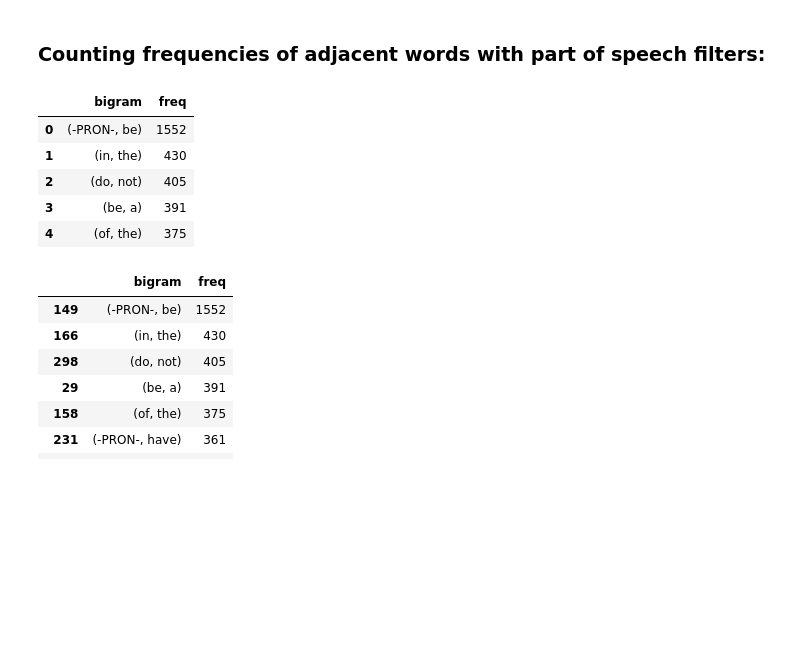
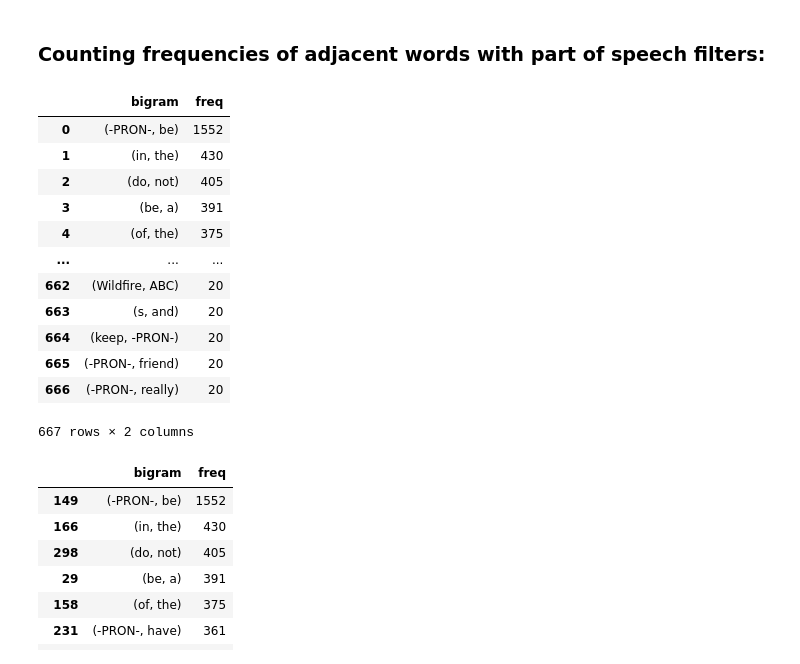
Before and after one commit to 99sbr/Miscellaneous, a Jupyter notebook: HaikuJAM/Collocations.ipynb, the cells around one changed output. Saved outputs shown, nothing was run; the diff lists cells and outputs as text; code cells hidden in the pictures; blank space fills up the shorter version.

```diff
--- a/HaikuJAM/Collocations.ipynb
+++ b/HaikuJAM/Collocations.ipynb
@@ -15,5 +73,5 @@ import wordninja
 # %%
-data = pd.read_csv('data - data.csv')
+data = pd.read_csv('data - data.csv',memory_map=True)
 data = data[['text']]
 data['clean_text'] = data.text
 # %%
@@ -34,11 +92,7 @@ data['clean_text'] = data['clean_text'].apply(lambda x: ' '.join(x))
 # %%
 data['clean_text'] = data['clean_text'].str.replace("[^a-zA-Z0-9]", " ")
 # %%
-data.clean_text = data.clean_text.apply(lambda x: [wordninja.split(word) for word in x.split()])
+# data.clean_text = data.clean_text.apply(lambda x: [wordninja.split(word) for word in x.split()])
-# %%
-data.clean_text = data.clean_text.apply(lambda x:[item for sublist in x for item in sublist] )
-# %%
-data.clean_text = data.clean_text.apply(lambda x:' '.join(x))
 # %%
 import spacy
 nlp = spacy.load('en_core_web_lg', disable=['parser', 'ner'])
@@ -112,14 +166,21 @@ bigram_freq = bigramFinder.ngram_fd.items()
 # %%
 bigramFreqTable = pd.DataFrame(list(bigram_freq), columns=['bigram','freq']).sort_values(by='freq', ascending=False)
 # %%
-bigramFreqTable.head().reset_index(drop=True)
+bigramFreqTable.reset_index(drop=True)
 # %% [output]
 |  | bigram | freq |
 | 0 | (-PRON-, be) | 1552 |
 | 1 | (in, the) | 430 |
 | 2 | (do, not) | 405 |
 | 3 | (be, a) | 391 |
 | 4 | (of, the) | 375 |
+| ... | ... | ... |
+| 662 | (Wildfire, ABC) | 20 |
+| 663 | (s, and) | 20 |
+| 664 | (keep, -PRON-) | 20 |
+| 665 | (-PRON-, friend) | 20 |
+| 666 | (-PRON-, really) | 20 |
+667 rows × 2 columns
 # %%
 bigramFreqTable[:10]
 # %% [output]
```
Also changed, not shown: parts of 14 cells of this notebook.
